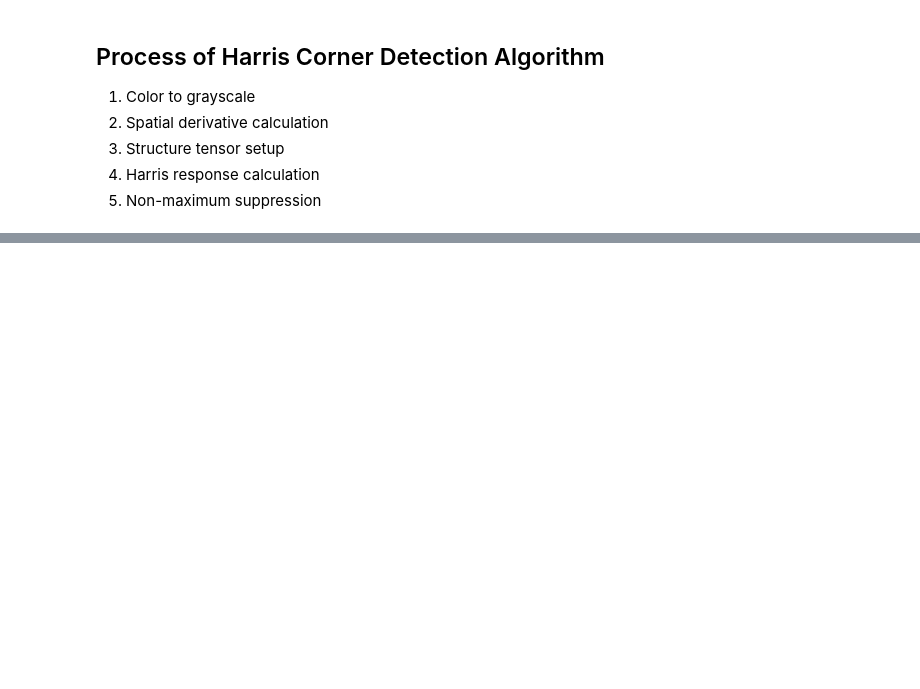
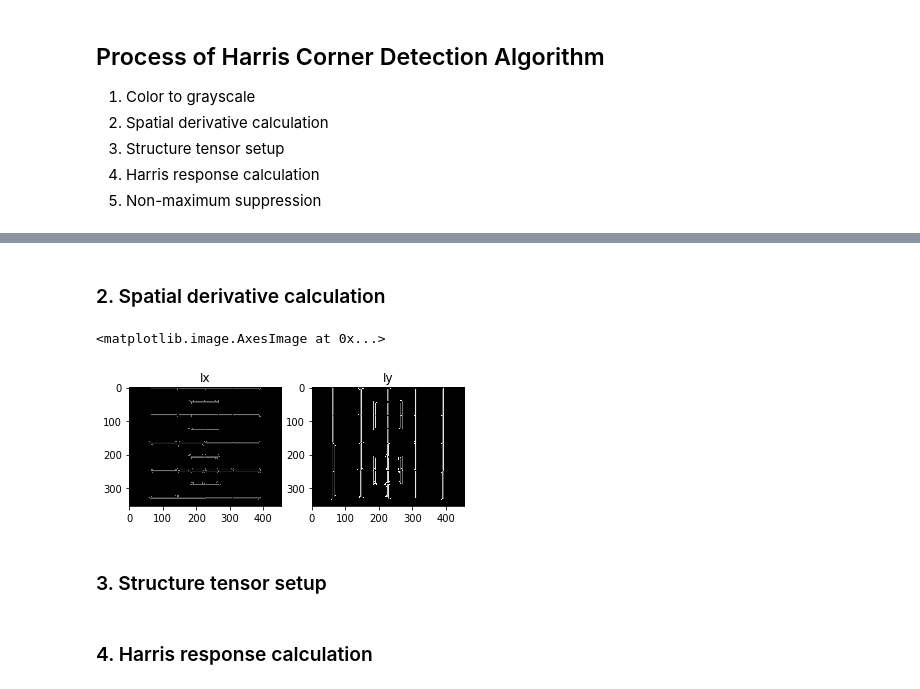
Before and after one commit to muthuspark/ml_research, a Jupyter notebook: Harris corner detector.ipynb, the cells around one changed output, grey strips where cells are left out. Saved outputs shown, nothing was run; the diff lists cells and outputs as text; code cells hidden in the pictures; blank space fills up the shorter version.

Commit message:
sobels

```diff
--- a/Harris corner detector.ipynb
+++ b/Harris corner detector.ipynb
@@ -27,0 +29,28 @@ plt.imshow(input_pixels, cmap="gray")
+# %% [markdown]
+### 2. Spatial derivative calculation
+# %%
+#Spatial derivative calculation
+
+# using np.diff
+# Ix = np.diff(input_pixels, axis=1)
+# Iy = np.diff(input_pixels, axis=0)
+# OR
+# using Sobel derivative filters
+#
+# Ix = np.zeros(input_pixels.shape)
+# filters.sobel(input_pixels,1,Ix)
+# Iy = np.zeros(input_pixels.shape)
+# filters.sobel(input_pixels,0,Iy)
+Ix, Iy = np.gradient(input_pixels)
+
+plt.subplot(121)
+plt.title("Ix")
+plt.imshow(Ix, cmap="gray")
+plt.subplot(122)
+plt.title("Iy")
+plt.imshow(Iy, cmap="gray")
+# %% [output]
+<matplotlib.image.AxesImage at 0x...>
+[figure, added]
+# %% [markdown]
+### 3. Structure tensor setup
@@ -27,0 +63,2 @@ plt.imshow(input_pixels, cmap="gray")
+# %% [markdown]
+### 4. Harris response calculation
```
Also changed, not shown: parts of 17 cells of this notebook, 7 other files.
